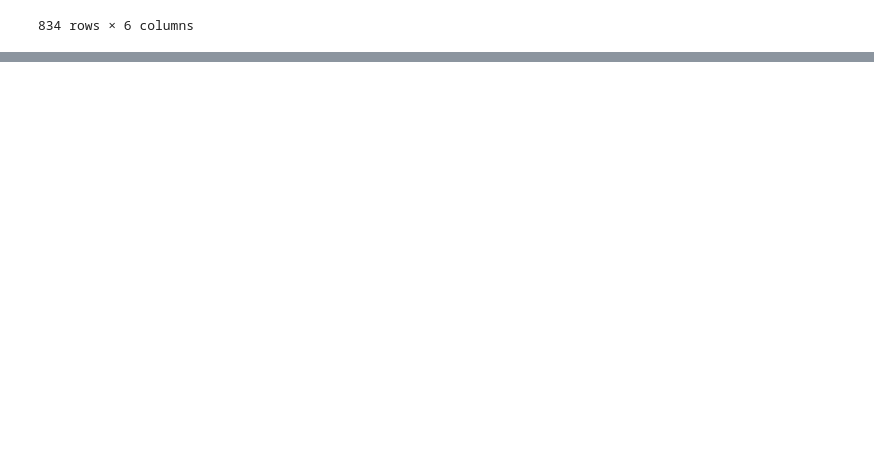
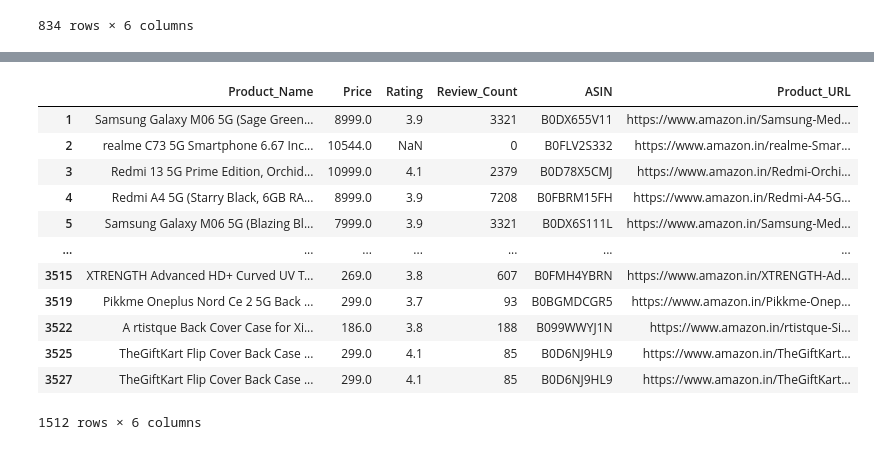
Before and after one commit to soumyadeepmukherji/Amazon-Big-Billion-Sale-2025-Analysis, a Jupyter notebook: analysis.ipynb, the cells around one changed output, grey strips where cells are left out. Saved outputs shown, nothing was run; the diff lists cells and outputs as text; code cells hidden in the pictures; blank space fills up the shorter version.

```diff
--- a/analysis.ipynb
+++ b/analysis.ipynb
@@ -282,0 +312,17 @@ samsung
+# %%
+five_g = mobile_df[mobile_df['Product_Name'].str.contains('5G')]
+five_g
+# %% [output]
+|  | Product_Name | Price | Rating | Review_Count | ASIN | Product_URL |
+| 1 | Samsung Galaxy M06 5G (Sage Green... | 8999.0 | 3.9 | 3321 | B0DX655V11 | https://www.amazon.in/Samsung-Med... |
+| 2 | realme C73 5G Smartphone 6.67 Inc... | 10544.0 | NaN | 0 | B0FLV2S332 | https://www.amazon.in/realme-Smar... |
+| 3 | Redmi 13 5G Prime Edition, Orchid... | 10999.0 | 4.1 | 2379 | B0D78X5CMJ | https://www.amazon.in/Redmi-Orchi... |
+| 4 | Redmi A4 5G (Starry Black, 6GB RA... | 8999.0 | 3.9 | 7208 | B0FBRM15FH | https://www.amazon.in/Redmi-A4-5G... |
+| 5 | Samsung Galaxy M06 5G (Blazing Bl... | 7999.0 | 3.9 | 3321 | B0DX6S111L | https://www.amazon.in/Samsung-Med... |
+| ... | ... | ... | ... | ... | ... | ... |
+| 3515 | XTRENGTH Advanced HD+ Curved UV T... | 269.0 | 3.8 | 607 | B0FMH4YBRN | https://www.amazon.in/XTRENGTH-Ad... |
+| 3519 | Pikkme Oneplus Nord Ce 2 5G Back ... | 299.0 | 3.7 | 93 | B0BGMDCGR5 | https://www.amazon.in/Pikkme-Onep... |
+| 3522 | A rtistque Back Cover Case for Xi... | 186.0 | 3.8 | 188 | B099WWYJ1N | https://www.amazon.in/rtistque-Si... |
+| 3525 | TheGiftKart Flip Cover Back Case ... | 299.0 | 4.1 | 85 | B0D6NJ9HL9 | https://www.amazon.in/TheGiftKart... |
+| 3527 | TheGiftKart Flip Cover Back Case ... | 299.0 | 4.1 | 85 | B0D6NJ9HL9 | https://www.amazon.in/TheGiftKart... |
+1512 rows × 6 columns
```
Also changed, not shown: parts of 5 cells of this notebook.
